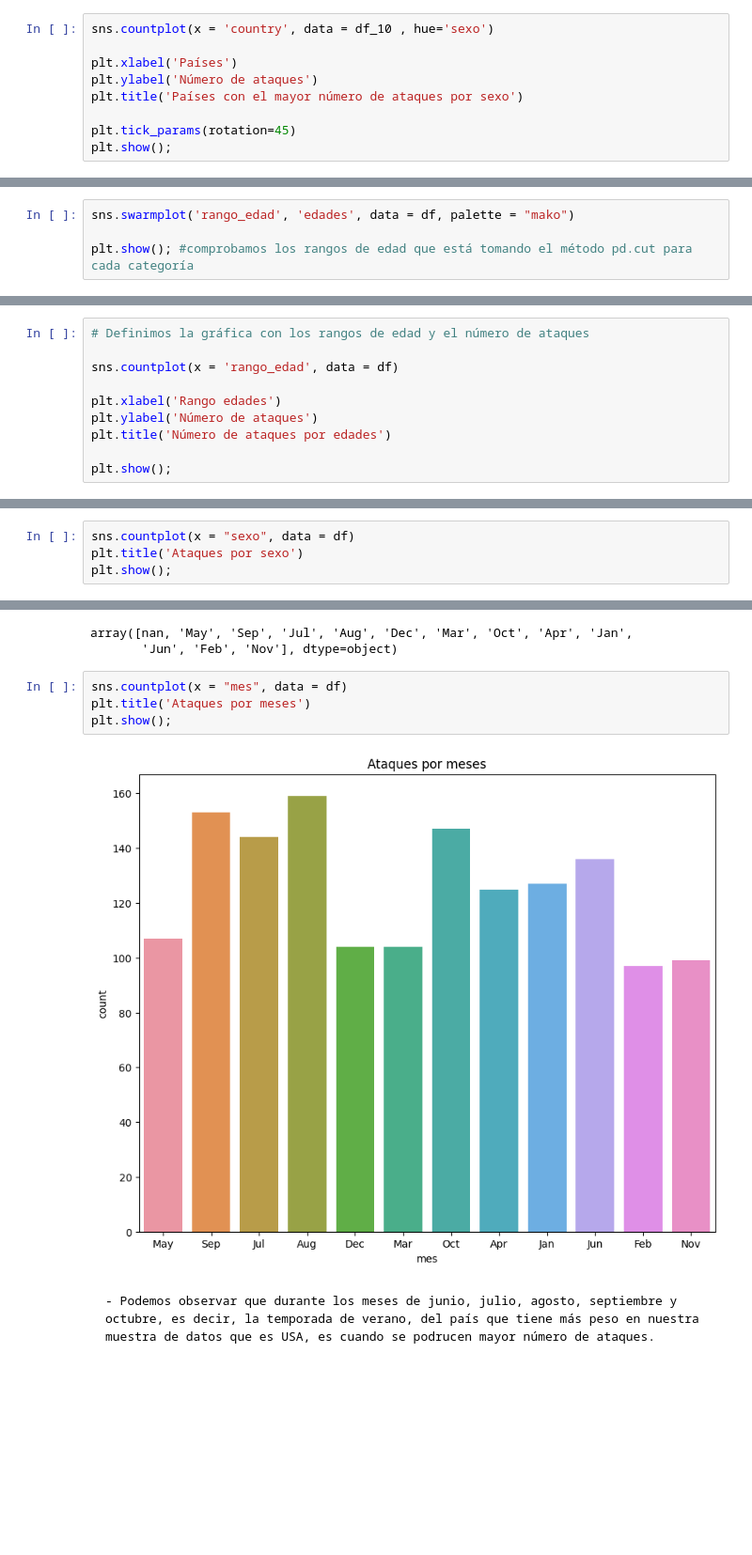
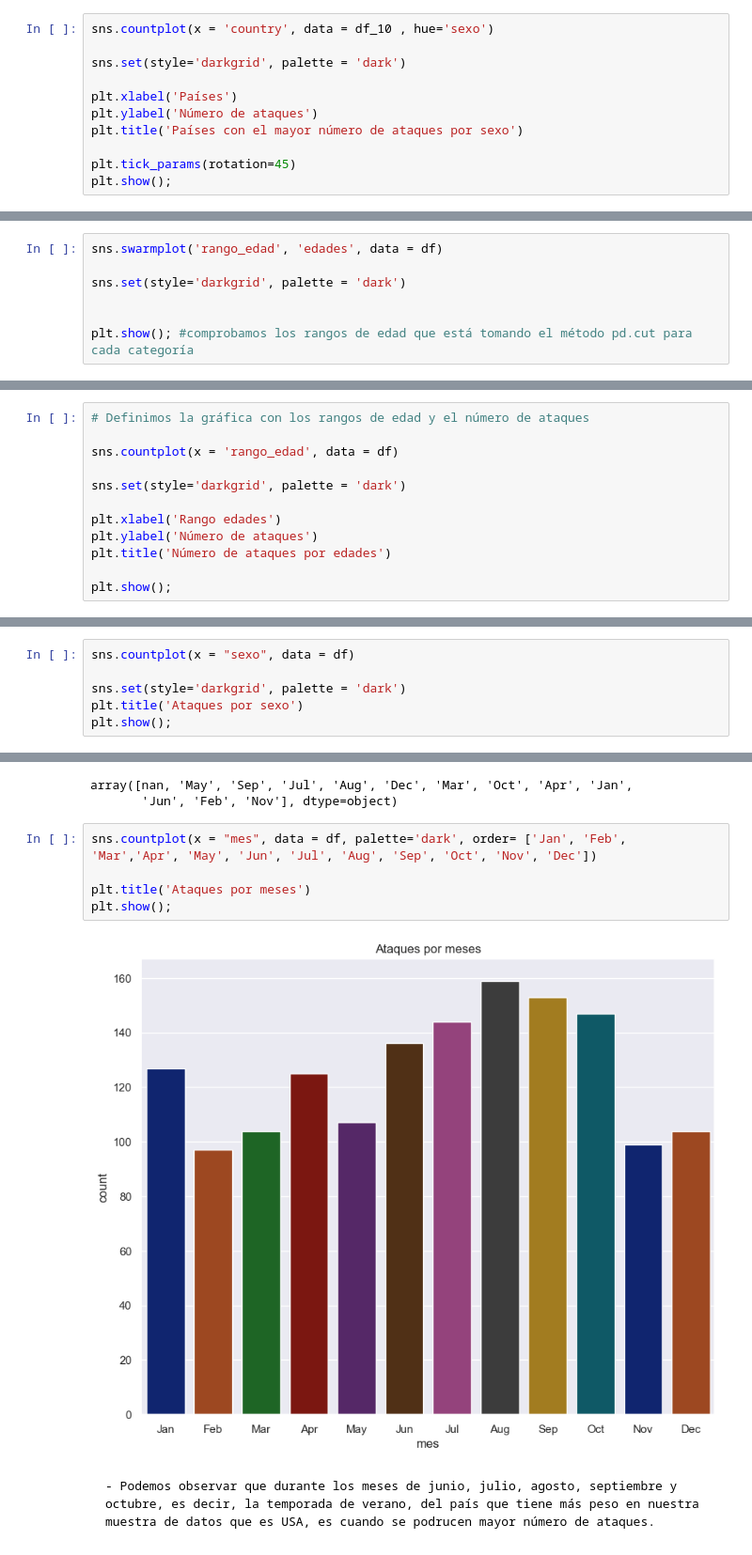
Before and after one commit to Adalab/DA-promo-c-modulo-2-sprint-2-Anahi-Mai, a Jupyter notebook: EDA/pp_eda_III.ipynb, the cells around one changed output, grey strips where cells are left out. Shown: that part at 94% size. Cells and saved outputs as stored; diff of their text form; blank space fills up the shorter version.

```diff
--- a/EDA/pp_eda_III.ipynb
+++ b/EDA/pp_eda_III.ipynb
@@ -152,6 +156,8 @@ plt.show();
 - Usando el DataFrame de los 10 paises con más ataques, ¿hay diferencias entre sexos en esos paises?
 # %%
 sns.countplot(x = 'country', data = df_10 , hue='sexo')
+
+sns.set(style='darkgrid', palette = 'dark')
 
 plt.xlabel('Países')
 plt.ylabel('Número de ataques')
@@ -191,7 +197,10 @@ Adultos      444
 Ancianos      66
 Name: rango_edad, dtype: int64
 # %%
-sns.swarmplot('rango_edad', 'edades', data = df, palette = "mako")
+sns.swarmplot('rango_edad', 'edades', data = df)
+
+sns.set(style='darkgrid', palette = 'dark')
+
 
 plt.show(); #comprobamos los rangos de edad que está tomando el método pd.cut para cada categoría
 # %% [output]
@@ -200,6 +209,8 @@ plt.show(); #comprobamos los rangos de edad que está tomando el método pd.cut
 # Definimos la gráfica con los rangos de edad y el número de ataques
 
 sns.countplot(x = 'rango_edad', data = df)
+
+sns.set(style='darkgrid', palette = 'dark')
 
 plt.xlabel('Rango edades')
 plt.ylabel('Número de ataques')
@@ -216,6 +227,8 @@ plt.show();
 - Ataques entre sexos, ¿hay diferencia?
 # %%
 sns.countplot(x = "sexo", data = df)
+
+sns.set(style='darkgrid', palette = 'dark')
 plt.title('Ataques por sexo')
 plt.show();
 # %% [output]
@@ -249,10 +263,11 @@ df.mes.unique() # Comprobamos que los meses estan correctos.
 array([nan, 'May', 'Sep', 'Jul', 'Aug', 'Dec', 'Mar', 'Oct', 'Apr', 'Jan',
        'Jun', 'Feb', 'Nov'], dtype=object)
 # %%
-sns.countplot(x = "mes", data = df)
+sns.countplot(x = "mes", data = df, palette='dark', order= ['Jan', 'Feb', 'Mar','Apr', 'May', 'Jun', 'Jul', 'Aug', 'Sep', 'Oct', 'Nov', 'Dec'])
+
 plt.title('Ataques por meses')
 plt.show();
 # %% [output]
-[figure, old version]
+[figure, new version]
 # %% [markdown]
     - Podemos observar que durante los meses de junio, julio, agosto, septiembre y octubre, es decir, la temporada de verano, del país que tiene más peso en nuestra muestra de datos que es USA, es cuando se podrucen mayor número de ataques.
```
Also changed, not shown: parts of 7 cells of this notebook.
